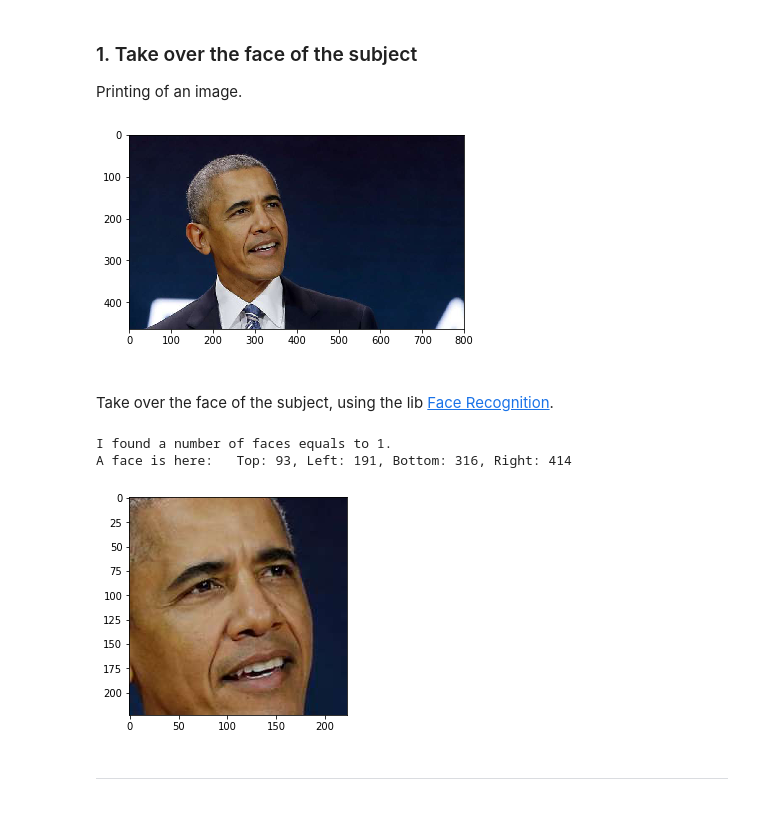
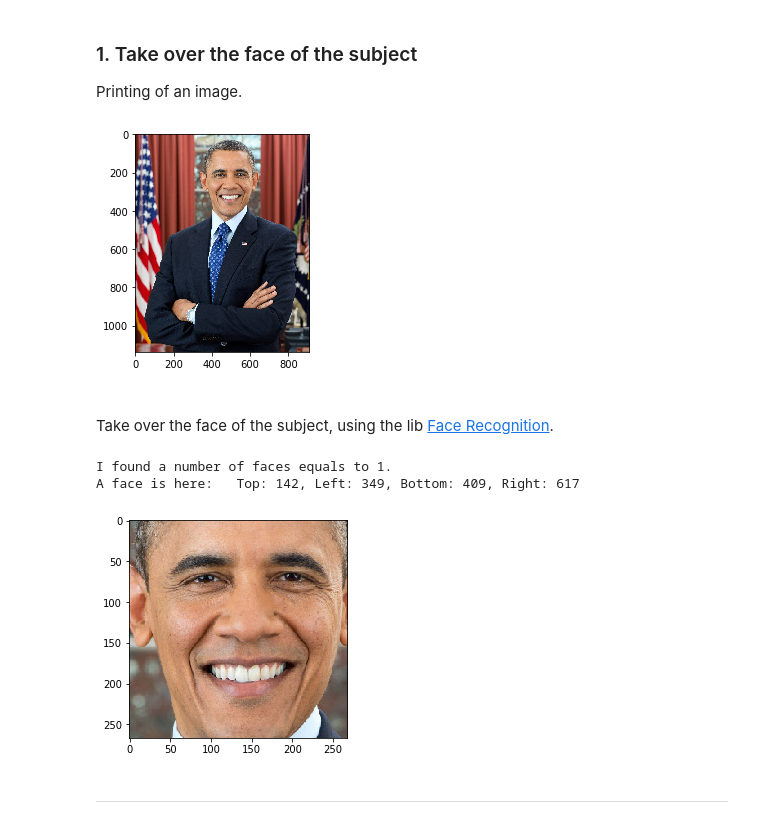
Before and after one commit to lucaArrotta/Python-library-for-Action-Unit-and-Emotion-recognition-with-CNNs-SVMs-and-SVRs, a Jupyter notebook: face_helpers.ipynb, the cells around one changed output. Cells and saved outputs as stored; diff of their text form; code cells hidden in the pictures.

```diff
--- a/face_helpers.ipynb
+++ b/face_helpers.ipynb
@@ -21,19 +21,19 @@ Printing of an image.
 # %%
 import matplotlib.pyplot as plt
 import matplotlib.image as mpimg
 
 def show_image(img):
     imgplot = plt.imshow(img)
     plt.show()
 
 def show_image_from_path(path):
     img = mpimg.imread(path)
     imgplot = plt.imshow(img)
     plt.show()
 
-show_image_from_path('images/obama2.jpeg')
+show_image_from_path('images/obama.jpg')
 # %% [output]
-[figure, old version]
+[figure, new version]
 # %% [markdown]
 <br>
 
@@ -58,7 +58,6 @@ def get_face_locations(path, verbose=True):
         print("I found a number of faces equals to {}.".format(len(face_locations)))
 
     for face_location in face_locations:
-        # Stampa la posizione di ogni faccia che ha trovato
         top, right, bottom, left = face_location
         if verbose:
             print("A face is here:   Top: {}, Left: {}, Bottom: {}, Right: {}".format(top, left, bottom, right))
@@ -68,12 +67,12 @@ def get_face_locations(path, verbose=True):
     return out_image   # It returns the last face founded
 
 
-face_image = get_face_locations("images/obama2.jpeg", verbose=True)
+face_image = get_face_locations("images/obama.jpg", verbose=True)
 show_image(face_image)
 # %% [output]
 I found a number of faces equals to 1.
-A face is here:   Top: 93, Left: 191, Bottom: 316, Right: 414
+A face is here:   Top: 142, Left: 349, Bottom: 409, Right: 617
-[figure, old version]
+[figure, new version]
 # %% [markdown]
 ***
 # %% [markdown]
```
Also changed, not shown: parts of 3 cells of this notebook, 12 other files.
